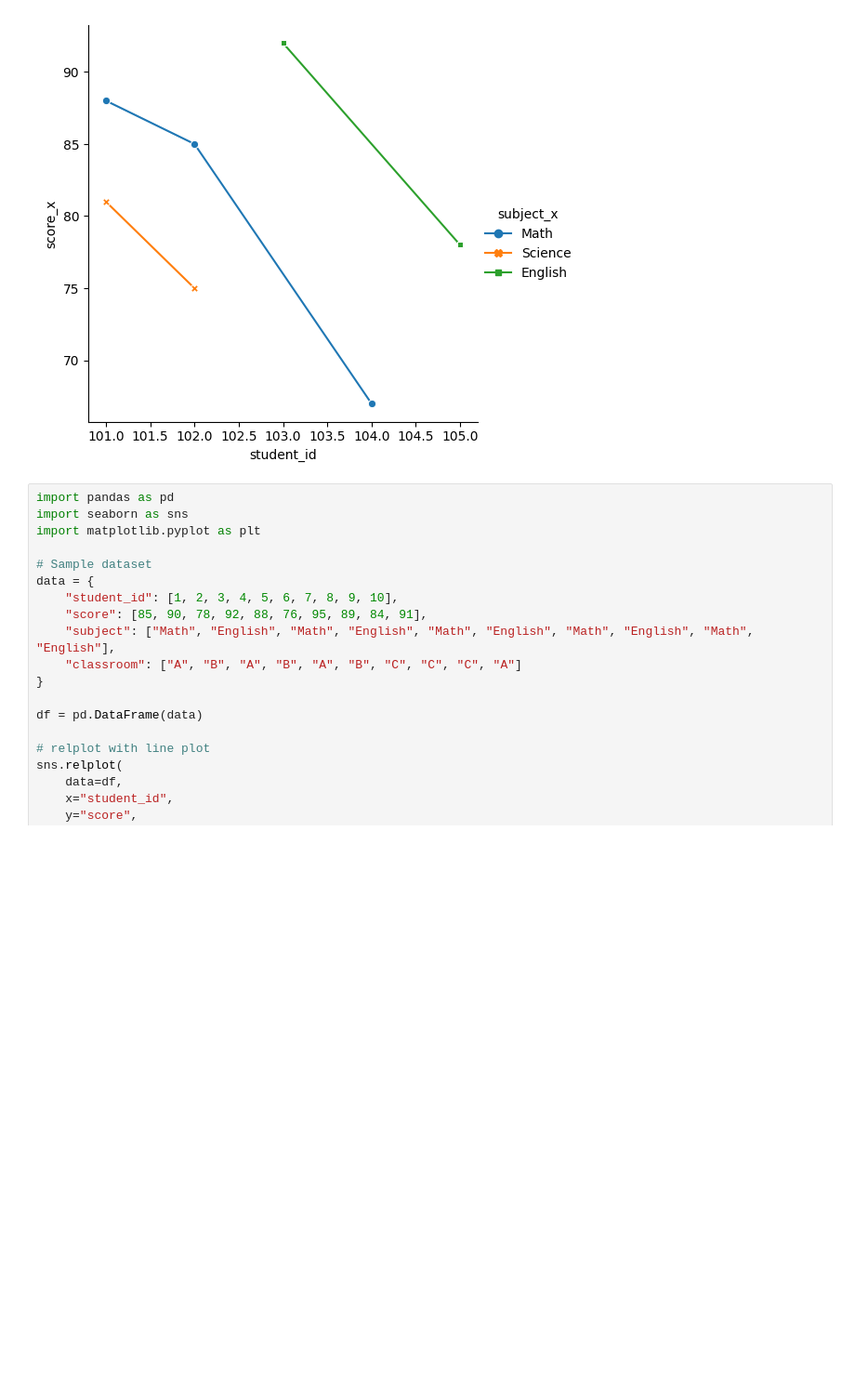
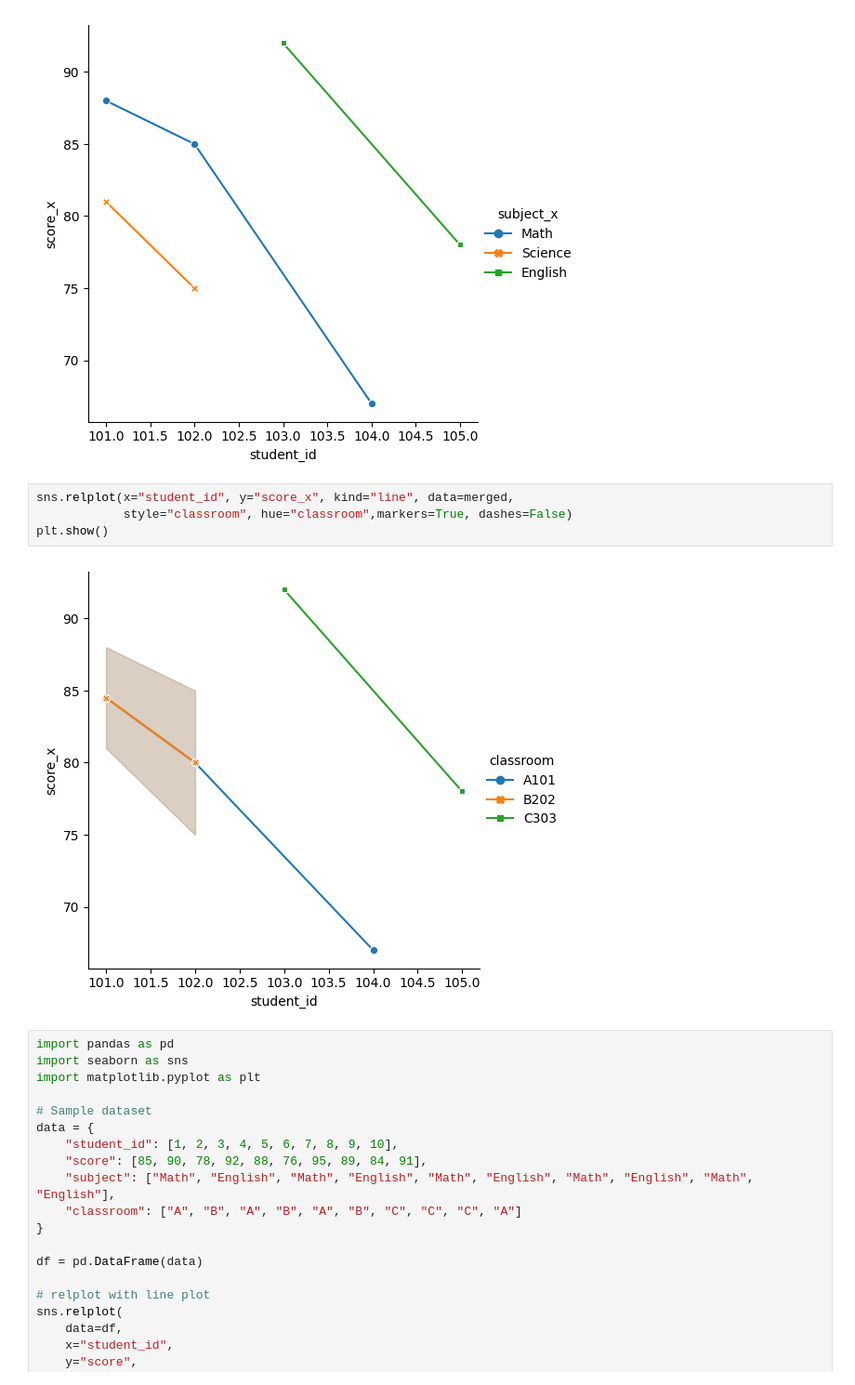
Before and after one commit to shreyasstha/data, a Jupyter notebook: data_visualization_with_seaborn.ipynb, the cells around one changed output. Shown: that part at 93% size. Drawn from its saved outputs; the diff is of its cells as text; blank space fills up the shorter version.

Commit message:
category plot

```diff
--- a/data_visualization_with_seaborn.ipynb
+++ b/data_visualization_with_seaborn.ipynb
@@ -194,6 +194,12 @@ sns.relplot(x="student_id", y="score_x", kind="line", data=merged,
 plt.show()
 # %% [output]
 [figure]
+# %%
+sns.relplot(x="student_id", y="score_x", kind="line", data=merged,
+            style="classroom", hue="classroom",markers=True, dashes=False)
+plt.show()
+# %% [output]
+[figure, added]
 # %%
 import pandas as pd
 import seaborn as sns
```
Also changed, not shown: parts of 5 cells of this notebook.
